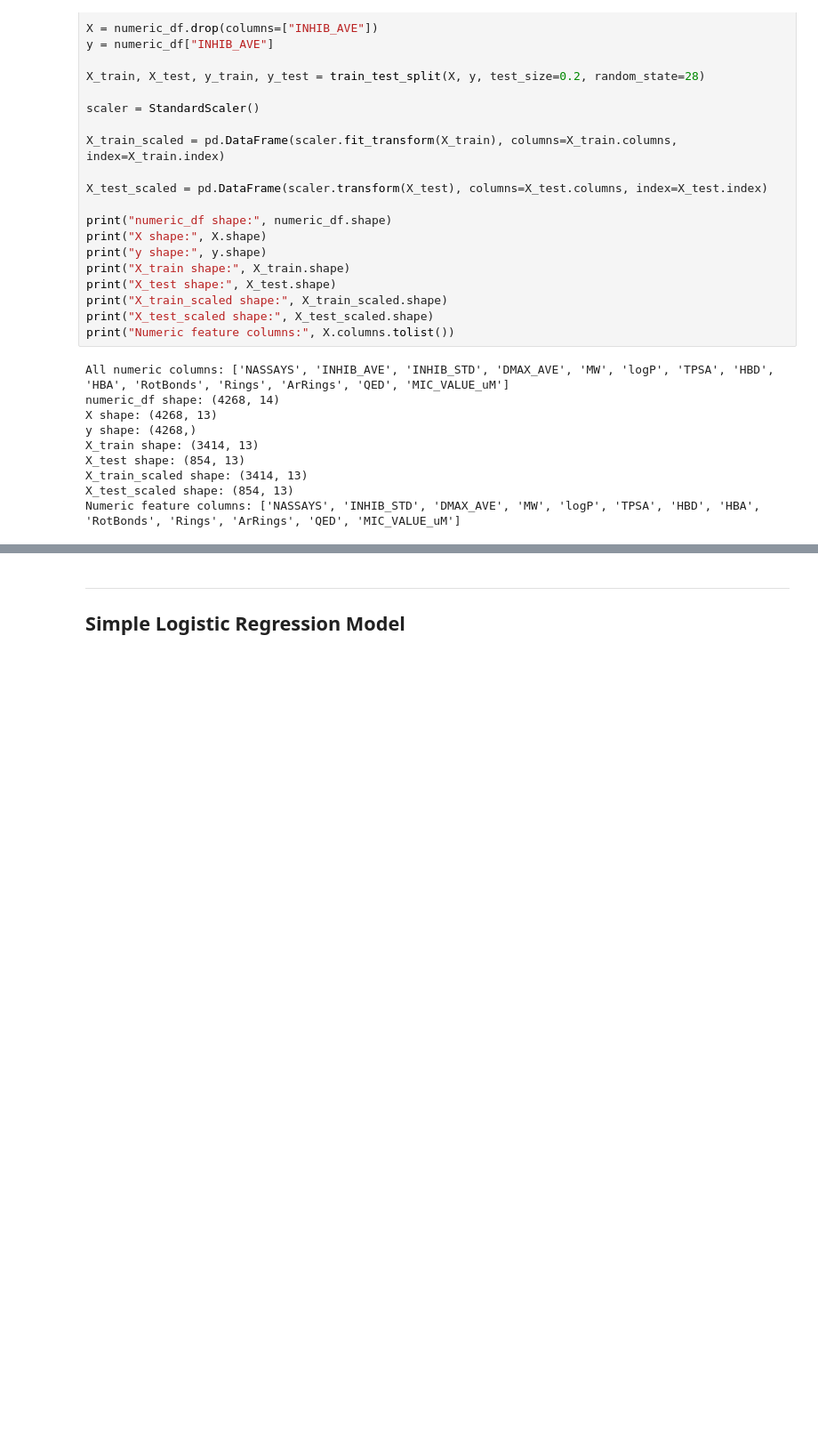
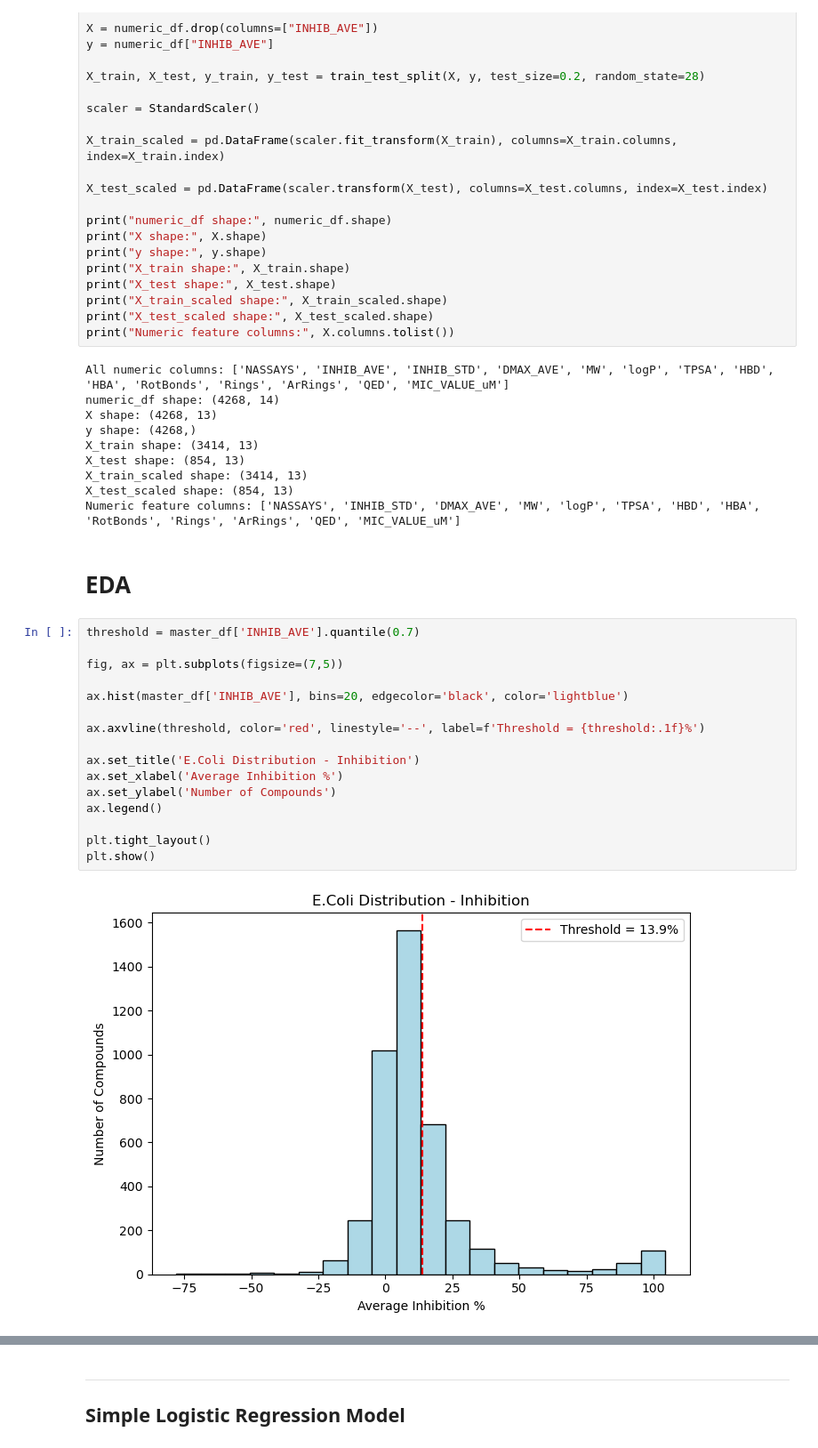
Before and after one commit to dw1229/chem277a-final-ecoli-inhibition-ml, a Jupyter notebook: ecoli_inhibition_ml.ipynb, the cells around one changed output, grey strips where cells are left out. Shown at 89% size. Cells and saved outputs as stored; diff of their text form; blank space fills up the shorter version.

Commit message:
Adding EDA visualizations: INHIB_AVE distribution, class balance, correlation heatmap

```diff
--- a/ecoli_inhibition_ml.ipynb
+++ b/ecoli_inhibition_ml.ipynb
@@ -468,3 +468,23 @@ X_test shape: (854, 13)
 X_train_scaled shape: (3414, 13)
 X_test_scaled shape: (854, 13)
 Numeric feature columns: ['NASSAYS', 'INHIB_STD', 'DMAX_AVE', 'MW', 'logP', 'TPSA', 'HBD', 'HBA', 'RotBonds', 'Rings', 'ArRings', 'QED', 'MIC_VALUE_uM']
+# %% [markdown]
+# EDA
+# %%
+threshold = master_df['INHIB_AVE'].quantile(0.7)
+
+fig, ax = plt.subplots(figsize=(7,5))
+
+ax.hist(master_df['INHIB_AVE'], bins=20, edgecolor='black', color='lightblue')
+
+ax.axvline(threshold, color='red', linestyle='--', label=f'Threshold = {threshold:.1f}%')
+
+ax.set_title('E.Coli Distribution - Inhibition')
+ax.set_xlabel('Average Inhibition %')
+ax.set_ylabel('Number of Compounds')
+ax.legend()
+
+plt.tight_layout()
+plt.show()
+# %% [output]
+[figure, added]
```
Also changed, not shown: parts of 10 cells of this notebook.
